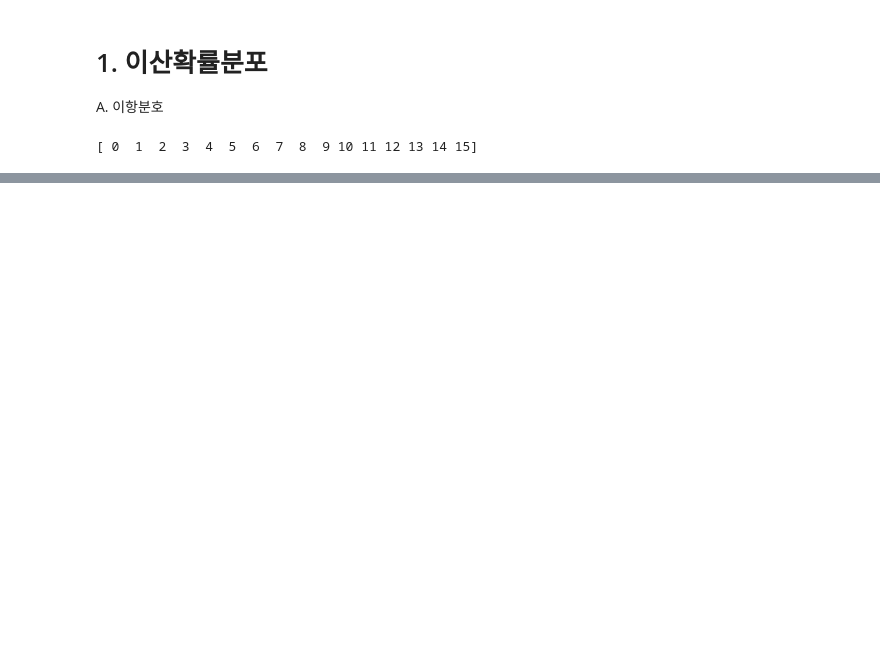
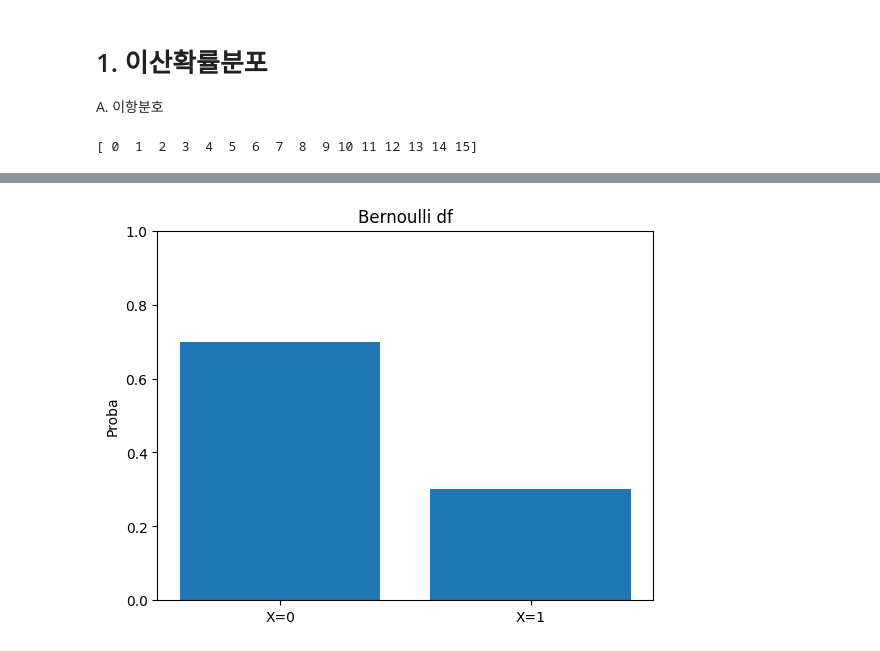
Before and after one commit to shoni0325/basic_python, a Jupyter notebook: shoni_train/statistic/distribution.ipynb, the cells around one changed output, grey strips where cells are left out. Saved outputs shown, nothing was run; the diff lists cells and outputs as text; code cells hidden in the pictures; blank space fills up the shorter version.

```diff
--- a/shoni_train/statistic/distribution.ipynb
+++ b/shoni_train/statistic/distribution.ipynb
@@ -34,0 +112,16 @@ print(prova)
+# %%
+# 성공확률 설정
+p = 0.3
+
+rv = bernoulli(p)
+
+XX = [0, 1]
+# XX : X축에 표시될 값들, rv.pmf(XX) : 이항분포에서 'XX'값에 해당하는 확률질량함수 계산, align='center' : 막대그래프 x축 값 중심에 맞춰 그리는 옵션
+plt.bar(XX, rv.pmf(XX), align = 'center')
+plt.ylim(0,1)
+plt.xticks([0,1], ["X=0", "X=1"])       # x축 눈금의 위치와 라벨을 설정하는 함수
+plt.ylabel("Proba")
+plt.title("Bernoulli df")
+plt.show()
+# %% [output]
+[figure, added]
```
Also changed, not shown: parts of 14 cells of this notebook, 5 other files.
